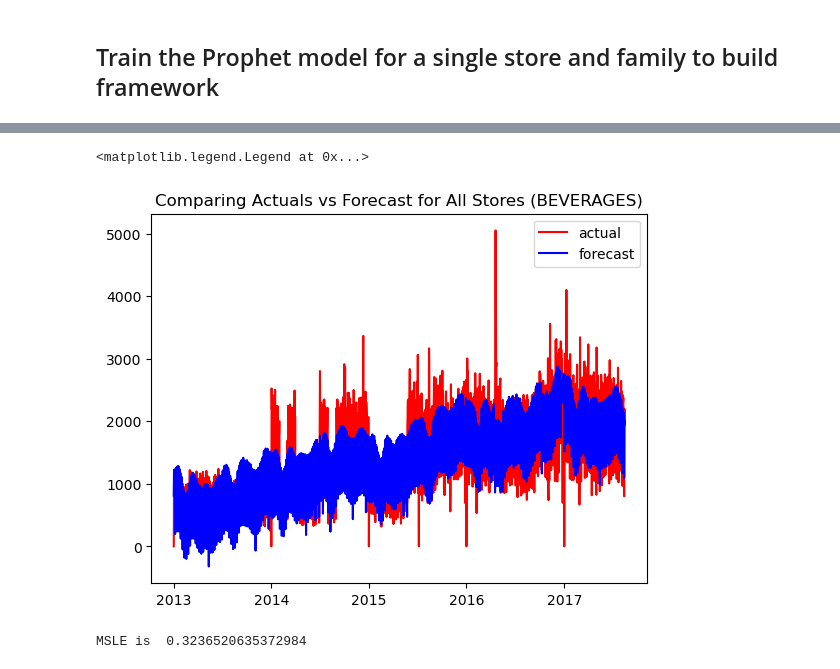
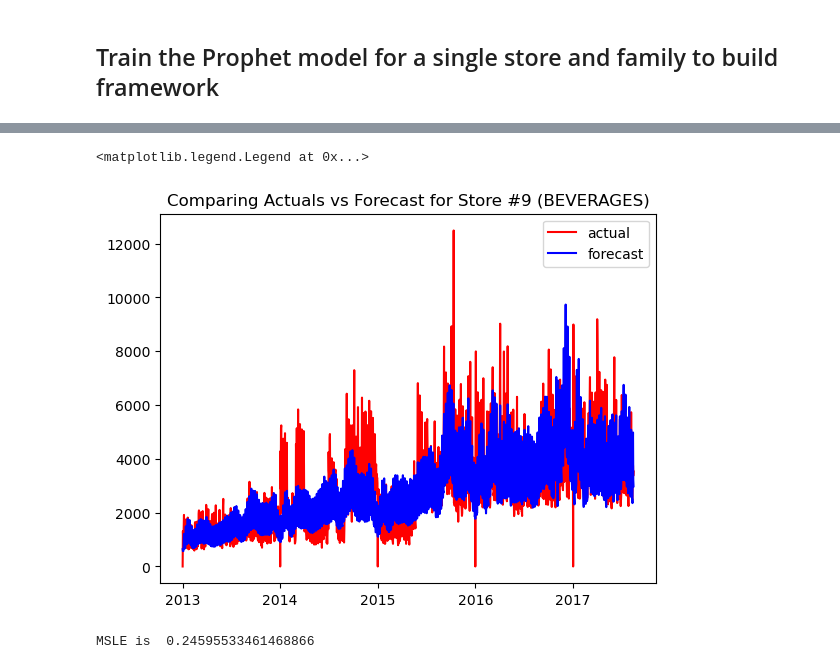
Before and after one commit to sgshaikh/StoreSales_TimeSeriesForecasting, a Jupyter notebook: ForecastStoreSales.ipynb, the cells around one changed output, grey strips where cells are left out. Saved outputs shown, nothing was run; the diff lists cells and outputs as text; code cells hidden in the pictures.

```diff
--- a/ForecastStoreSales.ipynb
+++ b/ForecastStoreSales.ipynb
@@ -511,0 +508,13 @@ df_local_holiday.sample(10)
+# %%
+# add local holidays to the datasets
+df_train = df_train.drop('local_holiday_ind', axis=1, errors='ignore')
+df_test = df_test.drop('local_holiday_ind', axis=1, errors='ignore')
+
+
+df_train = pd.merge(df_train,df_local_holiday , how="left", left_on=["date", "city"]
+                    ,right_on=["date", "locale_name"]).copy()
+df_test = pd.merge(df_test,df_local_holiday , how="left", left_on=["date", "city"]
+                   ,right_on=["date", "locale_name"] ).copy()
+
+df_train['local_holiday_ind'].fillna(0, inplace=True)
+df_test['local_holiday_ind'].fillna(0, inplace=True)
@@ -648,7 +681,7 @@ df_train.head()
 # %%
 #creaate a copy and check the data types
 df_train_p = pd.DataFrame()
-df_train_p = df_train.query("store_nbr == 1 and family == 'BEVERAGES' ").copy(deep=True)
+df_train_p = df_train.query("store_nbr == 9 and family == 'BEVERAGES' ").copy(deep=True)
 df_train_p.dtypes
 # %% [output]
 date                    datetime64[ns]
@@ -669,7 +703,7 @@ dtype: object
 #rename the columns
 df_train_p.rename(columns={'date':'ds','sales':'y'}, inplace=True)
 # %%
-#df_train_p.y = np.log1p(df_train_p.y)
+df_train_p.y = np.log1p(df_train_p.y)
 # %%
 df_train_p.head()
 # %% [output]
@@ -687,6 +721,9 @@ model.add_regressor('is_salary_day')
 model.add_regressor('onpromotion')
 model.add_regressor('national_holiday_ind')
 model.add_regressor('regional_holiday_ind')
+model.add_regressor('local_holiday_ind')
+
+
 model.fit(df_train_p)
 model
 # %% [output]
@@ -729,14 +766,14 @@ final_df[['ds','y','yhat']].tail(20)
 # %%
-plt.plot(final_df['ds'] , final_df['y'], color='red' , label='actual')
-plt.plot(final_df['ds'] , final_df['yhat'], color='blue' , label='forecast')
-plt.title('Comparing Actuals vs Forecast for All Stores (BEVERAGES)')
+plt.plot(final_df['ds'] , np.expm1(final_df['y']), color='red' , label='actual')
+plt.plot(final_df['ds'] , np.expm1(final_df['yhat']), color='blue' , label='forecast')
+plt.title('Comparing Actuals vs Forecast for Store #9 (BEVERAGES)')
 plt.legend()
 # %% [output]
 <matplotlib.legend.Legend at 0x...>
-[figure, old version]
+[figure, new version]
 # %%
 train_preds = final_df.query("ds<='2017-08-15'")
-msle = mean_squared_log_error(abs(train_preds[['y']]) , abs(train_preds[['yhat']]))
+msle = mean_squared_log_error(np.expm1(train_preds[['y']]) , np.expm1(train_preds[['yhat']]))
 print("MSLE is ", msle)
 # %% [output]
-MSLE is  0.3236520635372984
+MSLE is  0.24595533461468866
```
Also changed, not shown: parts of 47 cells of this notebook.
